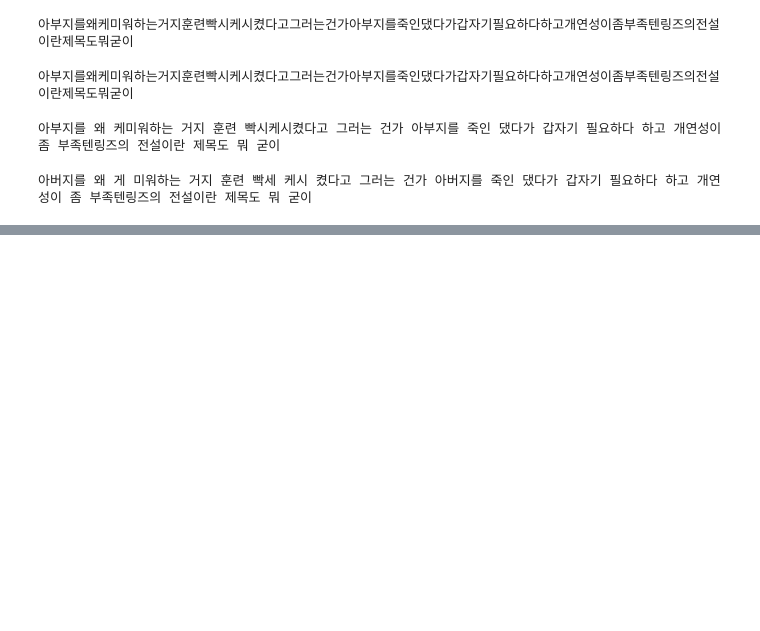
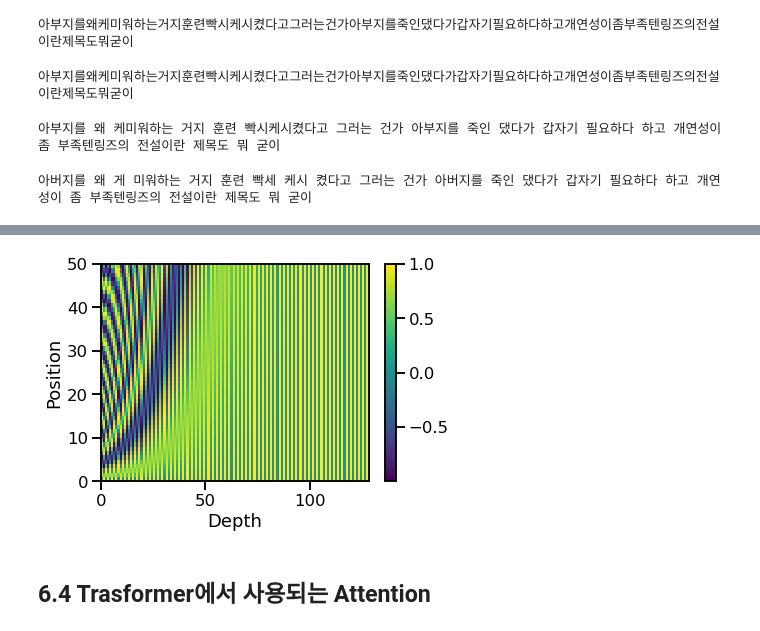
Before and after one commit to Kdelphinus/Python_study, a Jupyter notebook: goorm/AI기술 자연어 처리 전문가 양성 과정/04. Natural Language Processing.ipynb, the cells around one changed output, grey strips where cells are left out. Drawn from its saved outputs; the diff is of its cells as text; code cells hidden in the pictures; blank space fills up the shorter version.

```diff
--- a/goorm/AI기술 자연어 처리 전문가 양성 과정/04. Natural Language Processing.ipynb
+++ b/goorm/AI기술 자연어 처리 전문가 양성 과정/04. Natural Language Processing.ipynb
@@ -2416,0 +2533,15 @@ print(hanspell_sent)
+# %%
+# 임베딩 벡터의 차원 128, 문장의 길이 50
+sample_pos_encoding = PositionalEncoding(128, 0, 50)
+
+y = sample_pos_encoding.forward(Variable(torch.zeros(1, 50, 128)))
+plt.pcolormesh(y[0])
+plt.xlabel("Depth")
+plt.xlim((0, 128))
+plt.ylabel("Position")
+plt.colorbar()
+plt.show()
+# %% [output]
+[figure, added]
+# %% [markdown]
+## **6.4 Trasformer에서 사용되는 Attention**
```
Also changed, not shown: parts of 65 cells of this notebook, 6 other files.
